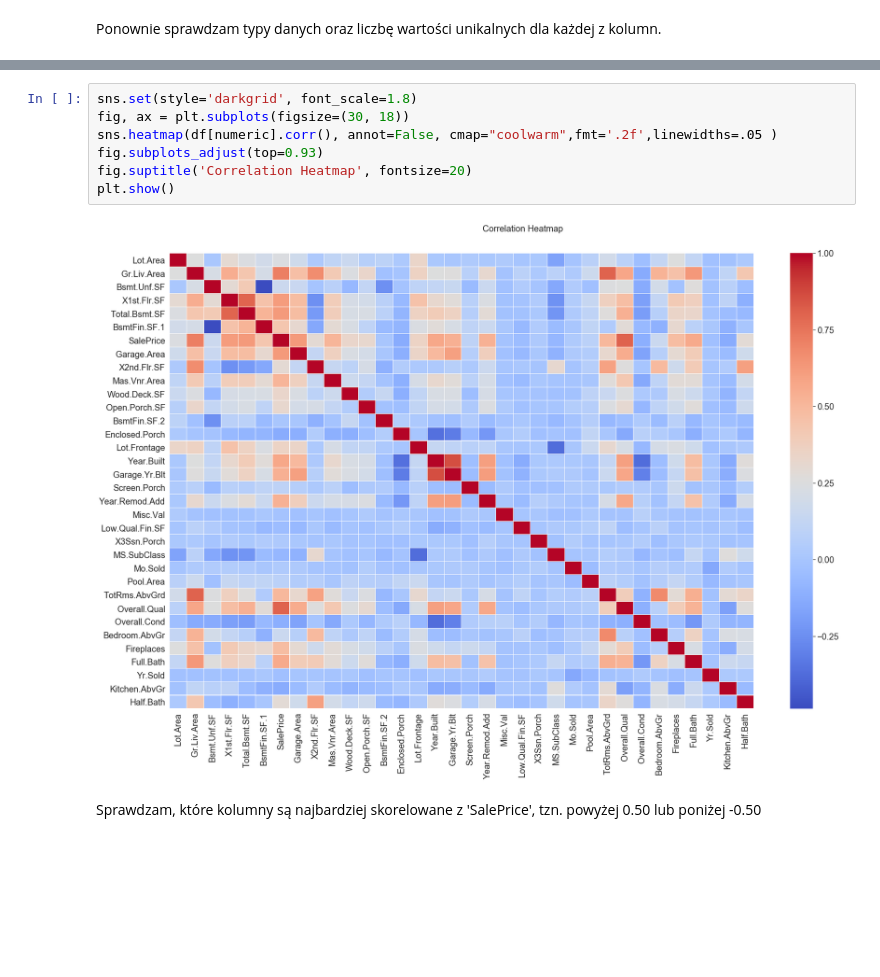
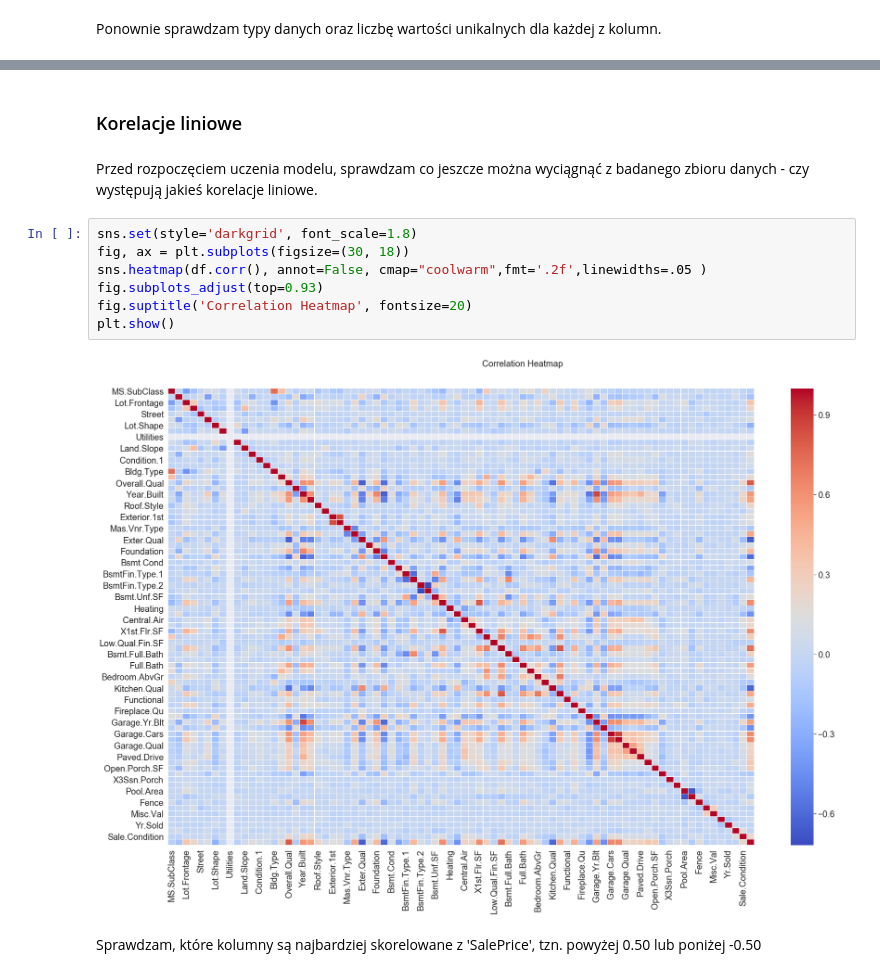
Before and after one commit to edytakudla/Ames_Prices_Predicting_Project, a Jupyter notebook: Project Ames.ipynb, the cells around one changed output, grey strips where cells are left out. Saved outputs shown, nothing was run; the diff lists cells and outputs as text; blank space fills up the shorter version.

```diff
--- a/Project Ames.ipynb
+++ b/Project Ames.ipynb
@@ -347,12 +397,16 @@ Dla przejrzystości analizy rozdzielam analizę zmiennych numeryczne od tekstowy
+# %% [markdown]
+### Korelacje liniowe
+# %% [markdown]
+Przed rozpoczęciem uczenia modelu, sprawdzam co jeszcze można wyciągnąć z badanego zbioru danych - czy występują jakieś korelacje liniowe.
 # %%
 sns.set(style='darkgrid', font_scale=1.8)
 fig, ax = plt.subplots(figsize=(30, 18))
-sns.heatmap(df[numeric].corr(), annot=False, cmap="coolwarm",fmt='.2f',linewidths=.05 )
+sns.heatmap(df.corr(), annot=False, cmap="coolwarm",fmt='.2f',linewidths=.05 )
 fig.subplots_adjust(top=0.93)
 fig.suptitle('Correlation Heatmap', fontsize=20)
 plt.show()
 # %% [output]
-[figure, old version]
+[figure, new version]
 # %% [markdown]
 Sprawdzam, które kolumny są najbardziej skorelowane z 'SalePrice', tzn. powyżej 0.50 lub poniżej -0.50
 # %%
```
Also changed, not shown: parts of 43 cells of this notebook.
